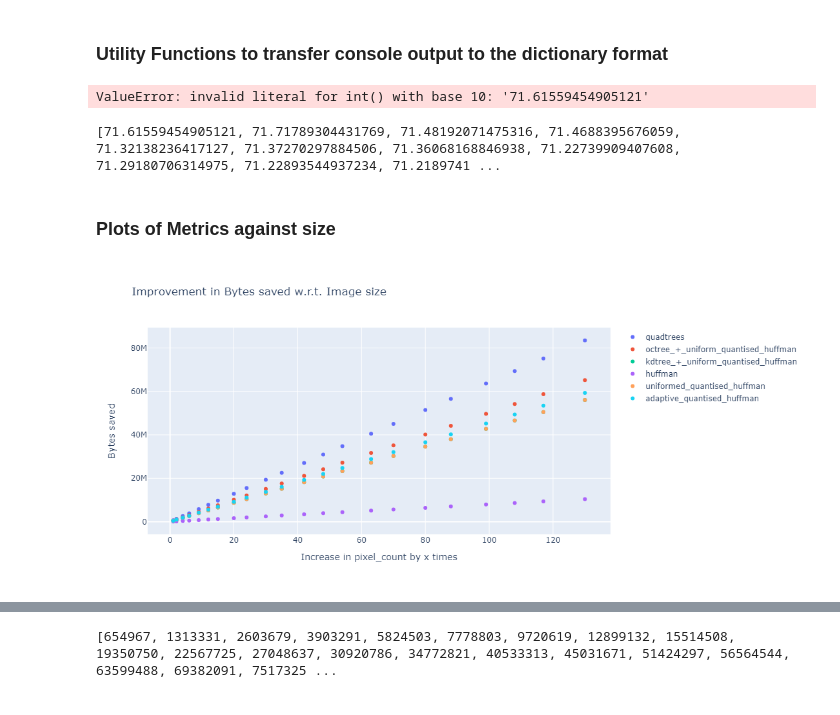
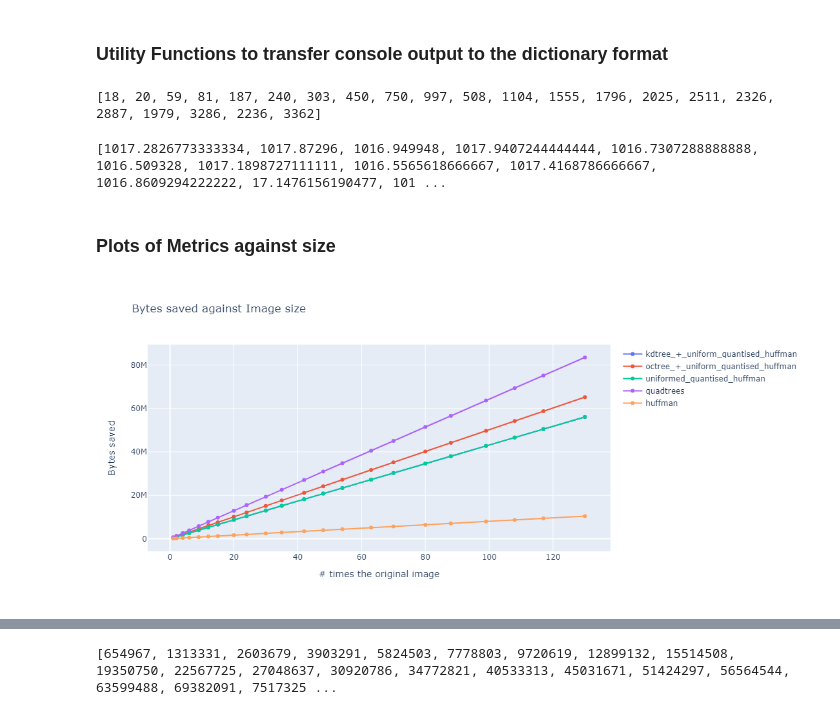
Before and after one commit to JET2001/cs201-g5t6-tree-data-compression, a Jupyter notebook: data_analysis_utils/Image-Generation-and-Analysis.ipynb, the cells around one changed output, grey strips where cells are left out. Saved outputs shown, nothing was run; the diff lists cells and outputs as text; code cells hidden in the pictures.

```diff
--- a/data_analysis_utils/Image-Generation-and-Analysis.ipynb
+++ b/data_analysis_utils/Image-Generation-and-Analysis.ipynb
@@ -101,19 +100,19 @@ percentSaved = {
 # %%
 print(
     give_values_of_str_map(
-        "187500=71.61559454905121, 375000=71.71789304431769, 750000=71.48192071475316, 1125000=71.4688395676059, 1687500=71.32138236417127, 2250000=71.37270297884506, 2812500=71.36068168846938, 3750000=71.22739909407608, 4500000=71.29180706314975, 5625000=71.22893544937234, 6562500=71.21897419831966, 7875000=71.1860723546482, 9000000=71.19408054811733, 10125000=71.18185008221607, 11812500=71.15737457448158, 13125000=71.15400262427558, 15000000=71.1309877657105, 16500000=71.13066695678857, 18562500=71.11482069615118, 20250000=71.11558637290902, 21937500=71.11802819951252, 24375000=71.10256129431598"
+        "187500=18, 375000=20, 750000=59, 1125000=81, 1687500=187, 2250000=240, 2812500=303, 3750000=450, 4500000=750, 5625000=997, 6562500=508, 7875000=1104, 9000000=1555, 10125000=1796, 11812500=2025, 13125000=2511, 15000000=2326, 16500000=2887, 18562500=1979, 20250000=3286, 21937500=2236, 24375000=3362"
     )
 )
 # %% [output]
-ValueError: invalid literal for int() with base 10: '71.61559454905121'
+[18, 20, 59, 81, 187, 240, 303, 450, 750, 997, 508, 1104, 1555, 1796, 2025, 2511, 2326, 2887, 1979, 3286, 2236, 3362]
 # %%
 print(
     give_values_of_str_float_map(
-        "187500=71.61559454905121, 375000=71.71789304431769, 750000=71.48192071475316, 1125000=71.4688395676059, 1687500=71.32138236417127, 2250000=71.37270297884506, 2812500=71.36068168846938, 3750000=71.22739909407608, 4500000=71.29180706314975, 5625000=71.22893544937234, 6562500=71.21897419831966, 7875000=71.1860723546482, 9000000=71.19408054811733, 10125000=71.18185008221607, 11812500=71.15737457448158, 13125000=71.15400262427558, 15000000=71.1309877657105, 16500000=71.13066695678857, 18562500=71.11482069615118, 20250000=71.11558637290902, 21937500=71.11802819951252, 24375000=71.10256129431598"
+        "187500=1017.2826773333334, 375000=1017.87296, 750000=1016.949948, 1125000=1017.9407244444444, 1687500=1016.7307288888888, 2250000=1016.509328, 2812500=1017.1898727111111, 3750000=1016.5565618666667, 4500000=1017.4168786666667, 5625000=1016.8609294222222, 6562500=17.1476156190477, 9000000=1017.487198, 10125000=1017.1792613333333, 11812500=1017.1551027301588, 13125000=1016.9271061333334, 15000000=1017.3706299333334, 16500000=1017.3749648484849, 18562500=1017.2877791245792, 20250000=1017.1149766419753, 21937500=1017.3445213903134, 24375000=1017.4878480410256"
     )
 )
 # %% [output]
-[71.61559454905121, 71.71789304431769, 71.48192071475316, 71.4688395676059, 71.32138236417127, 71.37270297884506, 71.36068168846938, 71.22739909407608, 71.29180706314975, 71.22893544937234, 71.2189741 ...
+[1017.2826773333334, 1017.87296, 1016.949948, 1017.9407244444444, 1016.7307288888888, 1016.509328, 1017.1898727111111, 1016.5565618666667, 1017.4168786666667, 1016.8609294222222, 17.1476156190477, 101 ...
 # %% [markdown]
 ### Plots of Metrics against size
 # %%
@@ -125,13 +124,21 @@ def plot_image(pixel_count: list[int], values: dict, title: str, y_axis: str) ->
     for idx, key in enumerate(values.keys()):
         # scaled_values = [x/values[key][0] for x in values[key]]
         fig.add_trace(
-            go.Scatter(x = scaled_pixel_counts, y = values[key], mode = 'markers', name = key)
+            go.Scatter(x = scaled_pixel_counts, y = values[key], mode = 'lines+markers', name = key)
         )
     fig.update_yaxes(title = f"{y_axis}")
-    fig.update_xaxes(title = "Increase in pixel_count by x times")
+    fig.update_xaxes(title = "# times the original image")
     fig.update_layout(width = 700, height = 500, title = title, showlegend = True)
     fig.show()
+    # fig.write_image(f"images/{title}.pdf")
 # %%
-plot_image(pixel_counts, bytesSaved, "Improvement in Bytes saved w.r.t. Image size", "Bytes saved")
+filter = {'huffman', 'uniformed_quantised_huffman', 'kdtree_+_uniform_quantised_huffman', 'quadtrees', 'octree_+_uniform_quantised_huffman'}
+filtered_stats = dict()
+# print(list(compressedTimes.keys()))
+for item in filter:
+    if item in compressedTimes.keys():
+        filtered_stats[item] = copy.deepcopy(bytesSaved[item])
+
+plot_image(pixel_counts, filtered_stats, "Bytes saved against Image size", "Bytes saved")
 # %% [output]
-[figure, old version]
+[figure, new version]
```
Also changed, not shown: parts of 10 cells of this notebook, 5 other files.
